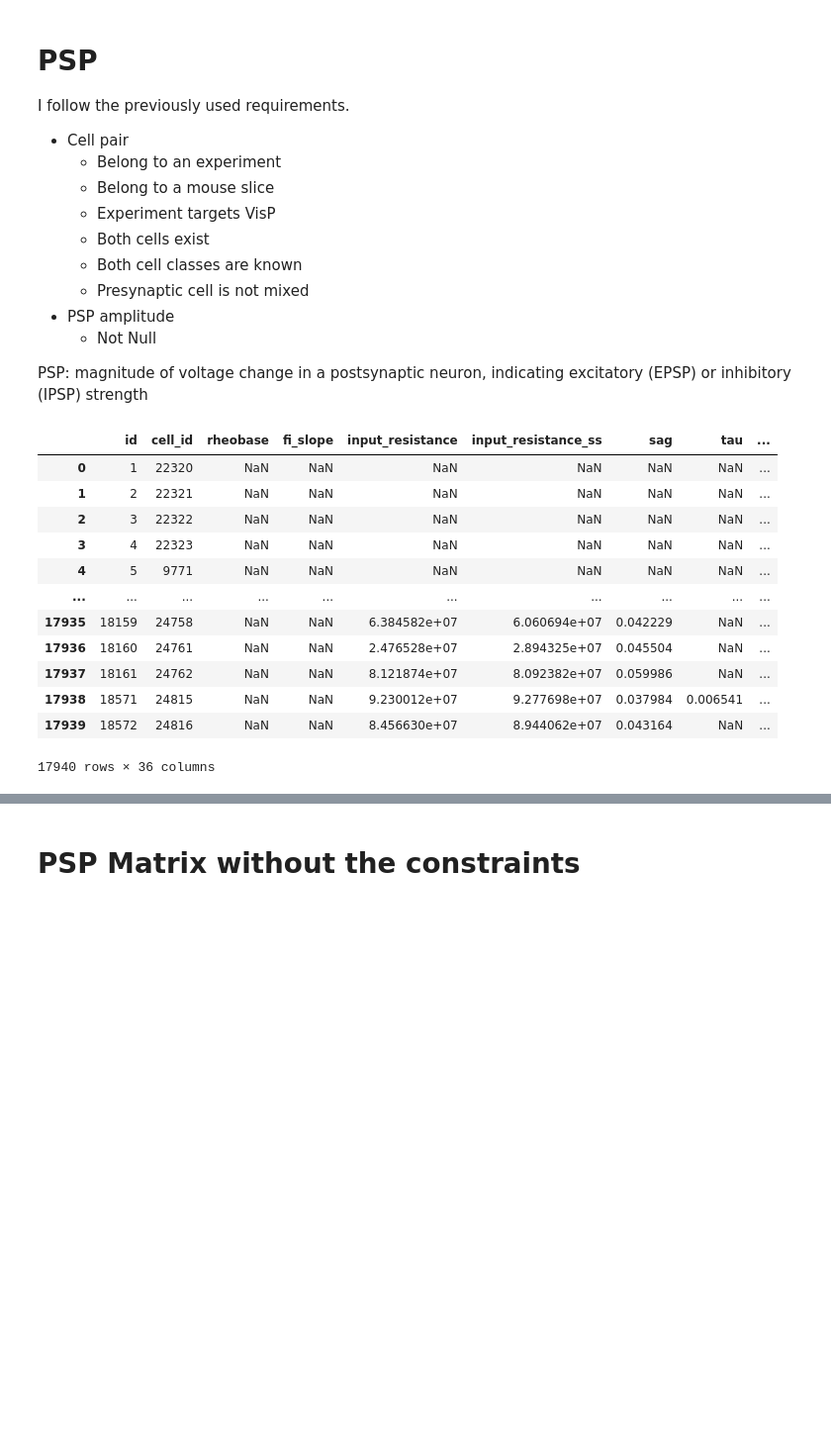
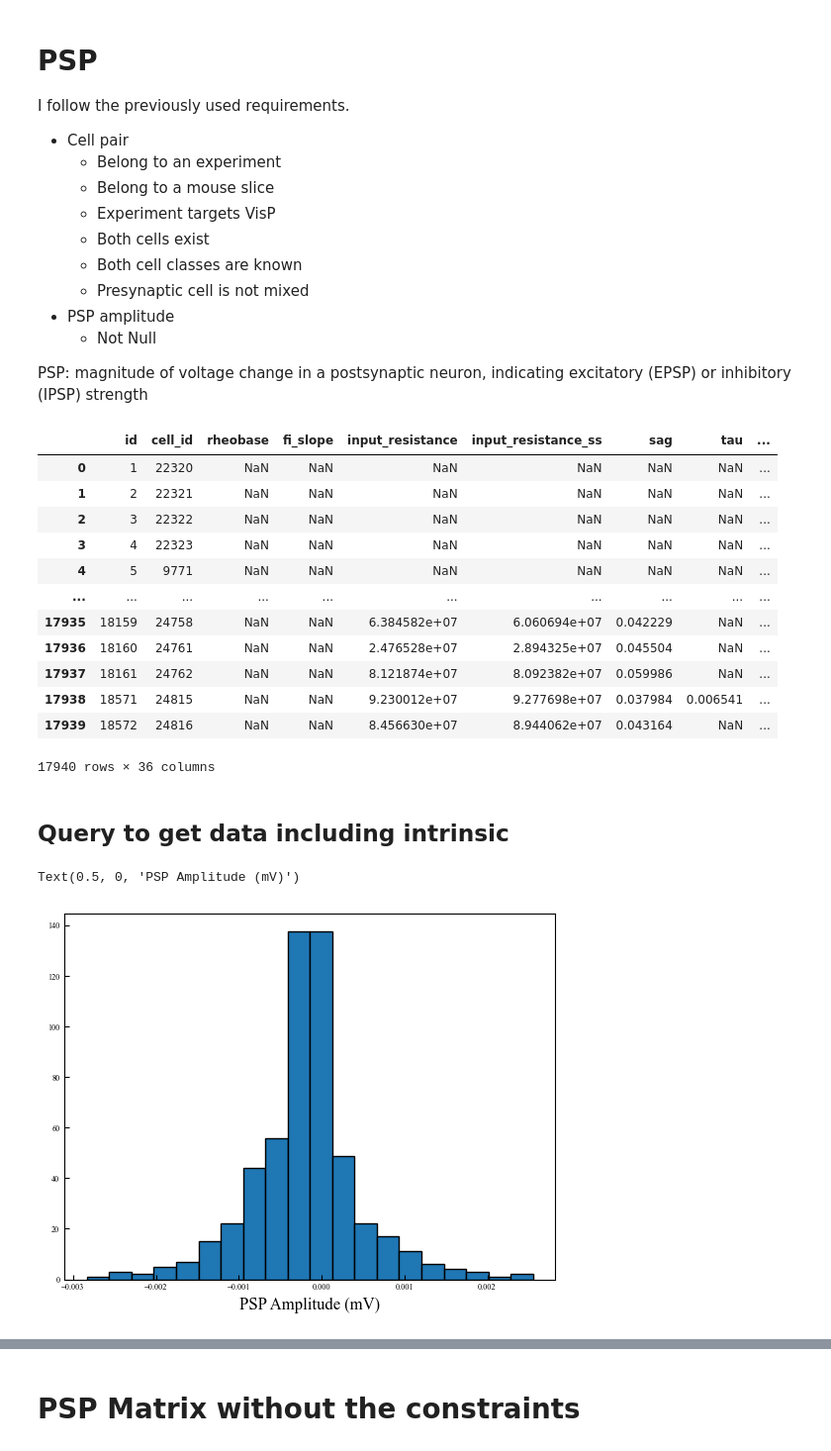
Before and after one commit to acevedomartina/HeterogeneousRNNs, a Jupyter notebook: data_analysis/analysis_neneva.ipynb, the cells around one changed output, grey strips where cells are left out. Shown at 99% size. Saved outputs shown, nothing was run; the diff lists cells and outputs as text; code cells hidden in the pictures; blank space fills up the shorter version.

```diff
--- a/data_analysis/analysis_neneva.ipynb
+++ b/data_analysis/analysis_neneva.ipynb
@@ -697,3 +747,63 @@ df
 | 17938 | 18571 | 24815 | NaN | NaN | 9.230012e+07 | 9.277698e+07 | 0.037984 | 0.006541 | ... |
 | 17939 | 18572 | 24816 | NaN | NaN | 8.456630e+07 | 8.944062e+07 | 0.043164 | NaN | ... |
 17940 rows × 36 columns
+# %% [markdown]
+## Query to get data including intrinsic
+# %%
+## Histogram without requirements on datapoints
+# Including "intrinsic" table in query
+# this includes PSP amplitude and fi slope pre and post, but only include those where we have over 10
+
+query = """
+            SELECT
+                p.experiment_id,
+                p.pre_cell_id,
+                p.post_cell_id,
+                p.has_synapse,
+                pre.cell_class AS pre_cell_class,
+                post.cell_class AS post_cell_class,
+                syn.psp_amplitude,
+                i_pre.fi_slope AS pre_fi_slope,
+                i_post.fi_slope AS post_fi_slope
+
+            FROM pair p
+
+
+            INNER JOIN cell pre ON p.pre_cell_id = pre.id
+            INNER JOIN cell post ON p.post_cell_id = post.id
+            INNER JOIN intrinsic i_pre ON p.pre_cell_id = i_pre.cell_id
+            INNER JOIN intrinsic i_post ON p.post_cell_id = i_post.cell_id
+            INNER JOIN experiment e ON e.id = p.experiment_id
+            INNER JOIN slice s ON e.slice_id = s.id
+            INNER JOIN synapse syn ON syn.pair_id = p.id
+
+
+            WHERE
+
+                -- Brain specs
+
+                s.species = 'mouse'
+                AND e.target_region = 'VisP'
+
+                -- Null value filtering
+
+                AND p.has_synapse IS NOT NULL
+                AND pre.cell_class IS NOT NULL
+                AND post.cell_class IS NOT NULL
+                AND syn.psp_amplitude IS NOT NULL
+                AND i_pre.fi_slope IS NOT NULL
+                AND i_post.fi_slope IS NOT NULL
+
+                -- We allow mixed cell class in postsynaptic cells, but not in presynaptic cell class
+                AND pre.cell_class != 'mixed'
+
+            ;
+        """
+
+df = pd.read_sql_query(query, con)
+
+plt.hist(df['psp_amplitude'], bins=20, edgecolor='k')
+plt.xlabel('PSP Amplitude (mV)')
+# %% [output]
+Text(0.5, 0, 'PSP Amplitude (mV)')
+[figure, added]
```
Also changed, not shown: parts of 33 cells of this notebook.
